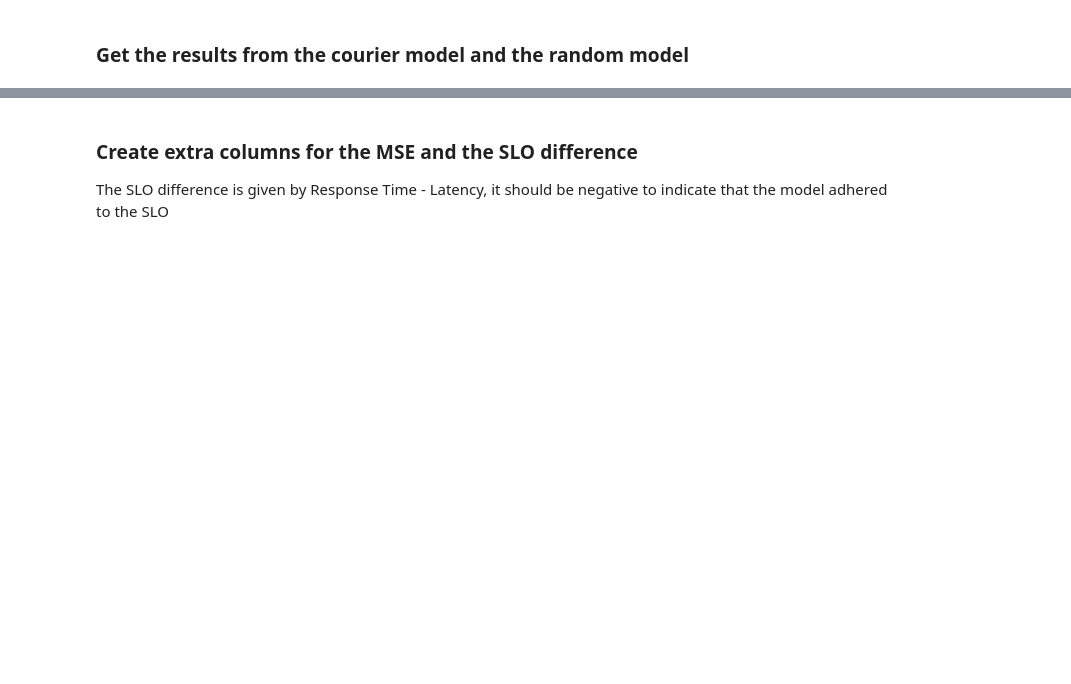
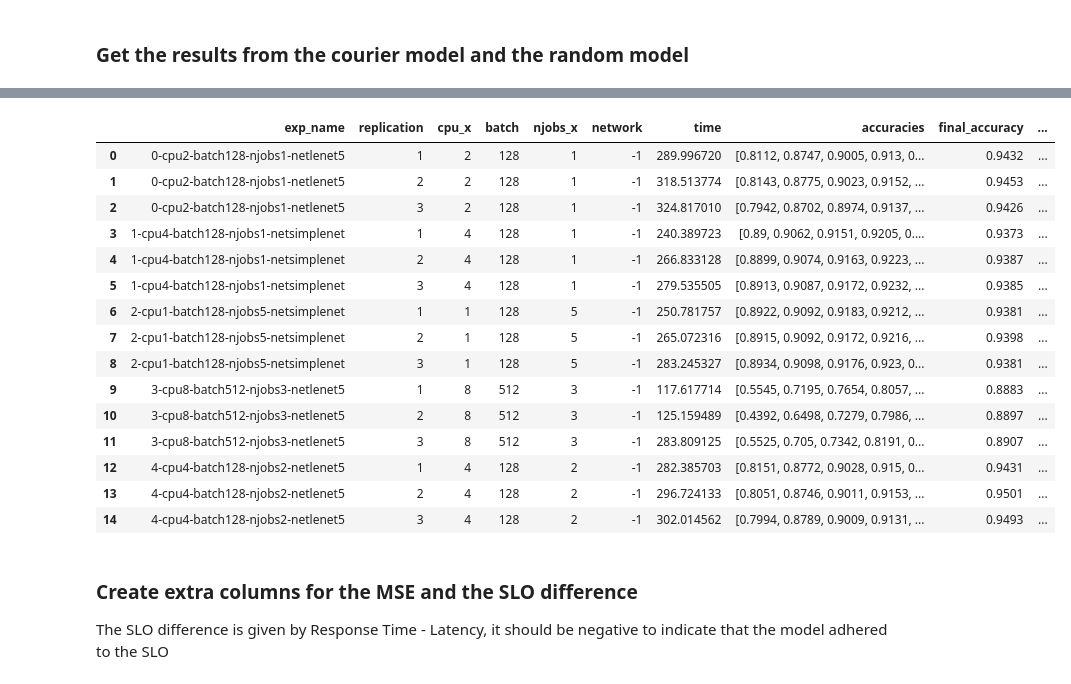
Before and after one commit to sharwinbobde/Courier-BigDL-Study, a Jupyter notebook: experiment-results.ipynb, the cells around one changed output, grey strips where cells are left out. Cells and saved outputs as stored; diff of their text form; code cells hidden in the pictures; blank space fills up the shorter version.

```diff
--- a/experiment-results.ipynb
+++ b/experiment-results.ipynb
@@ -683,3 +775,8 @@ print('Mean Squared Error with the test set is for ACCURACY', err)
+# %%
+models = {'accuracy':gb_acc, 'time':gb_t}
+c = Courier(models, scaler)
+with open('courier_boost.pkl', 'wb') as f:
+    pickle.dump(c, f)
 # %% [markdown]
 ### Fit the resulting best hyperparams from the GridSearch
 # %%
@@ -757,11 +854,14 @@ plt.savefig('./figures/importance.pdf')
 # Courier experiments
 # %%
 # Create the Courier
-
+from courier import Courier
 with open('./courier.pkl', 'rb') as f:
     courier = pickle.load(f)
 
 courier
+
+with open('./courier_boost.pkl', 'rb') as f:
+    courier_boost = pickle.load(f)
 # %%
 results_root_path = './experiments/courier'
 exp_path = './experiment_designs/courier_exp.csv'
@@ -877,0 +979,24 @@ results_courier
+# %%
+results_courier = read_logs('courier')
+# results_other = read_logs('other')
+preds = get_courier_predictions(results_courier, courier)
+preds_boost = get_courier_predictions(results_courier, courier_boost, test=True)
+
+# fix error in reading experiment 4 in replication 3
+# results_courier.at[7, 'time'] =  99.247516804
+
+results_courier.at[13, 'time'] = 283.80912464
+
+# # fix errors reading other files
+# results_other.at[2, 'time'] = 425.409302788
+# results_other.at[6, 'time'] = 315.031166931
+# results_other.at[10, 'time'] = 526.367967449
+# results_other.at[11, 'time'] = 503.676117105
+# results_other.at[12, 'time'] = 454.128488997
+# results_other.at[22, 'time'] = 443.461306044
+# results_other.at[27, 'time'] = 89.615384517
+
+
+results_courier
+
+# results_courier.to_pickle('./experiments/courier/res.pkl')
@@ -878,7 +1034,26 @@ results_courier
 # %%
 # Merge the dataframes by name
 df_c = results_courier.merge(preds, on='exp_name')
-df_r=results_random.merge(preds, on=['cpu', 'njobs']);
+df_other=results_courier.merge(preds_boost, on='exp_name');
+# %%
+df_other
+# %% [output]
+|  | exp_name | replication | cpu_x | batch | njobs_x | network | time | accuracies | final_accuracy | ... |
+| 0 | 0-cpu2-batch128-njobs1-netlenet5 | 1 | 2 | 128 | 1 | -1 | 289.996720 | [0.8112, 0.8747, 0.9005, 0.913, 0... | 0.9432 | ... |
+| 1 | 0-cpu2-batch128-njobs1-netlenet5 | 2 | 2 | 128 | 1 | -1 | 318.513774 | [0.8143, 0.8775, 0.9023, 0.9152, ... | 0.9453 | ... |
+| 2 | 0-cpu2-batch128-njobs1-netlenet5 | 3 | 2 | 128 | 1 | -1 | 324.817010 | [0.7942, 0.8702, 0.8974, 0.9137, ... | 0.9426 | ... |
+| 3 | 1-cpu4-batch128-njobs1-netsimplenet | 1 | 4 | 128 | 1 | -1 | 240.389723 | [0.89, 0.9062, 0.9151, 0.9205, 0.... | 0.9373 | ... |
+| 4 | 1-cpu4-batch128-njobs1-netsimplenet | 2 | 4 | 128 | 1 | -1 | 266.833128 | [0.8899, 0.9074, 0.9163, 0.9223, ... | 0.9387 | ... |
+| 5 | 1-cpu4-batch128-njobs1-netsimplenet | 3 | 4 | 128 | 1 | -1 | 279.535505 | [0.8913, 0.9087, 0.9172, 0.9232, ... | 0.9385 | ... |
+| 6 | 2-cpu1-batch128-njobs5-netsimplenet | 1 | 1 | 128 | 5 | -1 | 250.781757 | [0.8922, 0.9092, 0.9183, 0.9212, ... | 0.9381 | ... |
+| 7 | 2-cpu1-batch128-njobs5-netsimplenet | 2 | 1 | 128 | 5 | -1 | 265.072316 | [0.8915, 0.9092, 0.9172, 0.9216, ... | 0.9398 | ... |
+| 8 | 2-cpu1-batch128-njobs5-netsimplenet | 3 | 1 | 128 | 5 | -1 | 283.245327 | [0.8934, 0.9098, 0.9176, 0.923, 0... | 0.9381 | ... |
+| 9 | 3-cpu8-batch512-njobs3-netlenet5 | 1 | 8 | 512 | 3 | -1 | 117.617714 | [0.5545, 0.7195, 0.7654, 0.8057, ... | 0.8883 | ... |
+| 10 | 3-cpu8-batch512-njobs3-netlenet5 | 2 | 8 | 512 | 3 | -1 | 125.159489 | [0.4392, 0.6498, 0.7279, 0.7986, ... | 0.8897 | ... |
+| 11 | 3-cpu8-batch512-njobs3-netlenet5 | 3 | 8 | 512 | 3 | -1 | 283.809125 | [0.5525, 0.705, 0.7342, 0.8191, 0... | 0.8907 | ... |
+| 12 | 4-cpu4-batch128-njobs2-netlenet5 | 1 | 4 | 128 | 2 | -1 | 282.385703 | [0.8151, 0.8772, 0.9028, 0.915, 0... | 0.9431 | ... |
+| 13 | 4-cpu4-batch128-njobs2-netlenet5 | 2 | 4 | 128 | 2 | -1 | 296.724133 | [0.8051, 0.8746, 0.9011, 0.9153, ... | 0.9501 | ... |
+| 14 | 4-cpu4-batch128-njobs2-netlenet5 | 3 | 4 | 128 | 2 | -1 | 302.014562 | [0.7994, 0.8789, 0.9009, 0.9131, ... | 0.9493 | ... |
 # %% [markdown]
 ### Create extra columns for the MSE and the SLO difference
 
```
Also changed, not shown: parts of 19 cells of this notebook, 5 other files.
